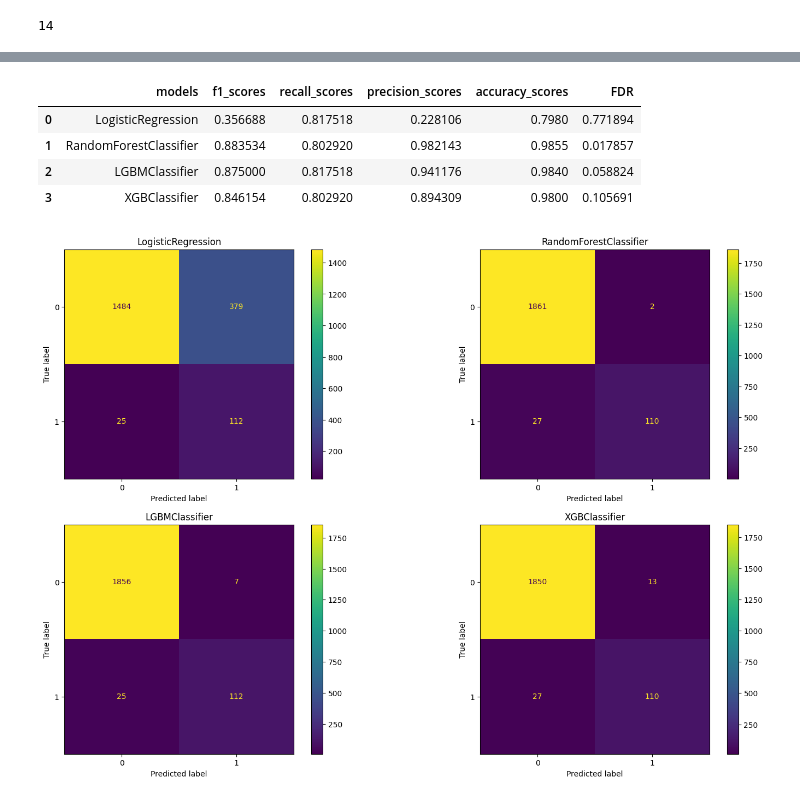
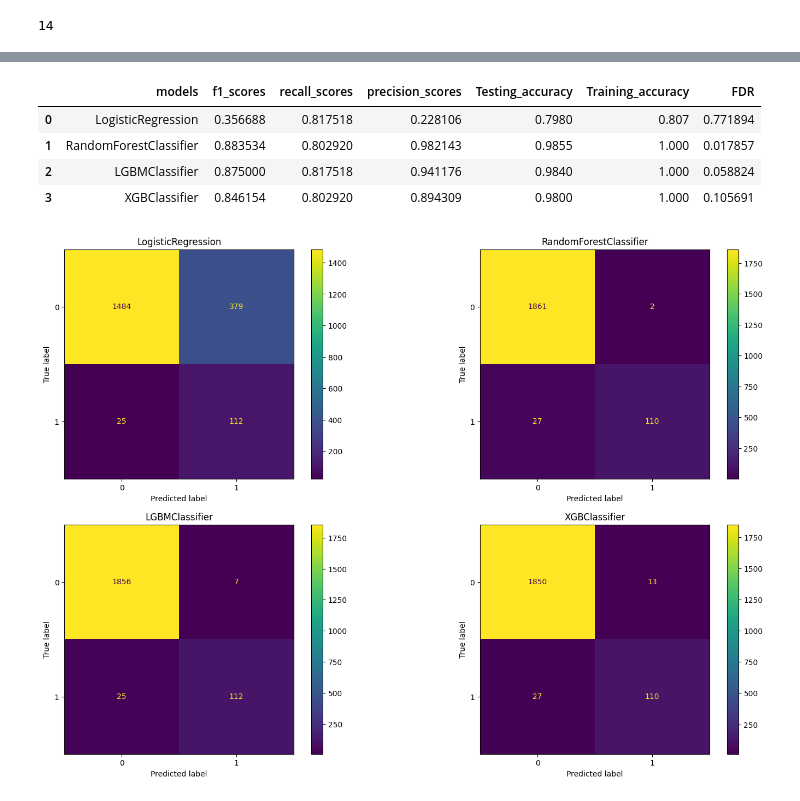
Before and after one commit to abdulrahman0700/Industrial_Predictive_Maintenance_Elevvo_internship, a Jupyter notebook: Notebooks/03_Construct.ipynb, the cells around one changed output, grey strips where cells are left out. Cells and saved outputs as stored; diff of their text form; code cells hidden in the pictures.

```diff
--- a/Notebooks/03_Construct.ipynb
+++ b/Notebooks/03_Construct.ipynb
@@ -186,24 +234,27 @@ model XGBClassifier has 0.978
 # %%
 f1_scores = [f1_score(y_test_mf,grids[i].predict(X_test_mf)) for i in range(len(grids))]
 recall_scores = [recall_score(y_test_mf,grids[i].predict(X_test_mf)) for i in range(len(grids))]
 precision_scores = [precision_score(y_test_mf,grids[i].predict(X_test_mf)) for i in range(len(grids))]
-accuracy_scores = [accuracy_score(y_test_mf,grids[i].predict(X_test_mf)) for i in range(len(grids))]
+Testing_accuracy = [accuracy_score(y_test_mf,grids[i].predict(X_test_mf)) for i in range(len(grids))]
+Training_accuracy = [accuracy_score(y_train_mf,grids[i].predict(X_train_mf)) for i in range(len(grids))]
 
 FDR = [1 - precision_scores[i] for i in range(len(precision_scores))]
 
 metrics_models_table = pd.DataFrame({"models":models_names,
                                      "f1_scores":f1_scores,
                                      "recall_scores":recall_scores,
                                      "precision_scores":precision_scores,
-                                     "accuracy_scores":accuracy_scores,"FDR":FDR})
+                                     "Testing_accuracy":Testing_accuracy,
+                                     "Training_accuracy":Training_accuracy,
+                                     "FDR":FDR})
 
 metrics_models_table
 # %% [output]
-|  | models | f1_scores | recall_scores | precision_scores | accuracy_scores | FDR |
-| 0 | LogisticRegression | 0.356688 | 0.817518 | 0.228106 | 0.7980 | 0.771894 |
-| 1 | RandomForestClassifier | 0.883534 | 0.802920 | 0.982143 | 0.9855 | 0.017857 |
-| 2 | LGBMClassifier | 0.875000 | 0.817518 | 0.941176 | 0.9840 | 0.058824 |
-| 3 | XGBClassifier | 0.846154 | 0.802920 | 0.894309 | 0.9800 | 0.105691 |
+|  | models | f1_scores | recall_scores | precision_scores | Testing_accuracy | Training_accuracy | FDR |
+| 0 | LogisticRegression | 0.356688 | 0.817518 | 0.228106 | 0.7980 | 0.807 | 0.771894 |
+| 1 | RandomForestClassifier | 0.883534 | 0.802920 | 0.982143 | 0.9855 | 1.000 | 0.017857 |
+| 2 | LGBMClassifier | 0.875000 | 0.817518 | 0.941176 | 0.9840 | 1.000 | 0.058824 |
+| 3 | XGBClassifier | 0.846154 | 0.802920 | 0.894309 | 0.9800 | 1.000 | 0.105691 |
 # %%
 fig , ax = plt.subplots(2,2,figsize=(18,12))
 for i in range(len(grids)):
```
Also changed, not shown: parts of 24 cells of this notebook.
